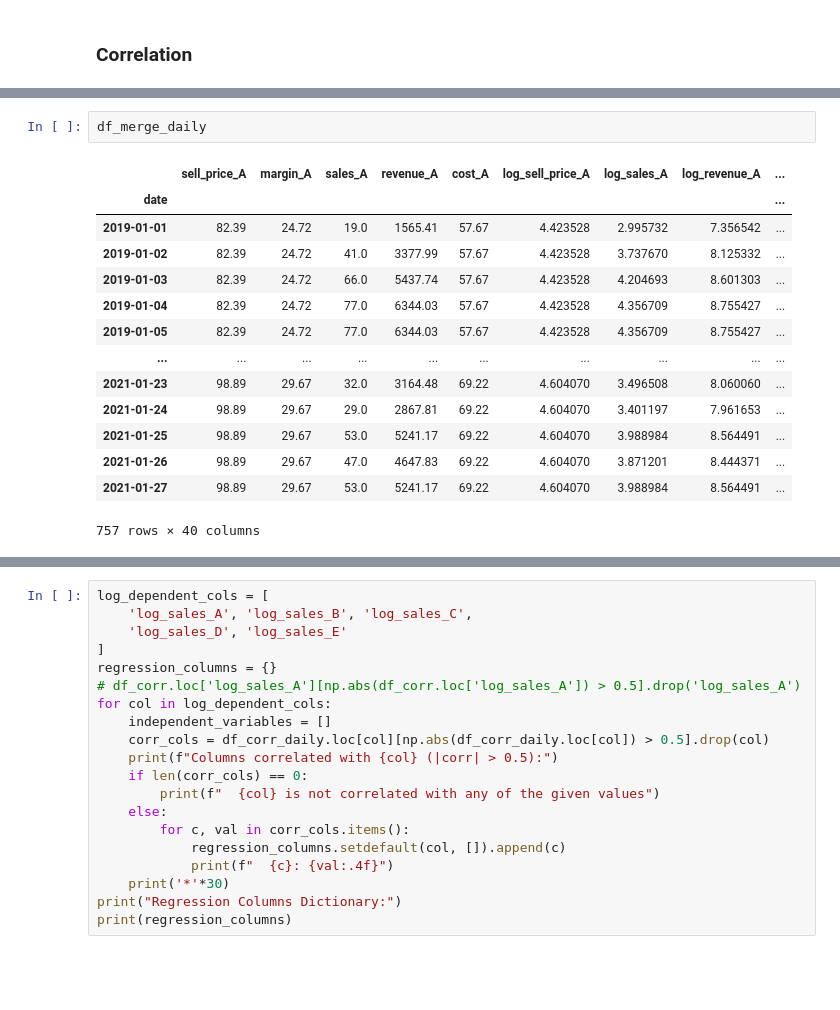
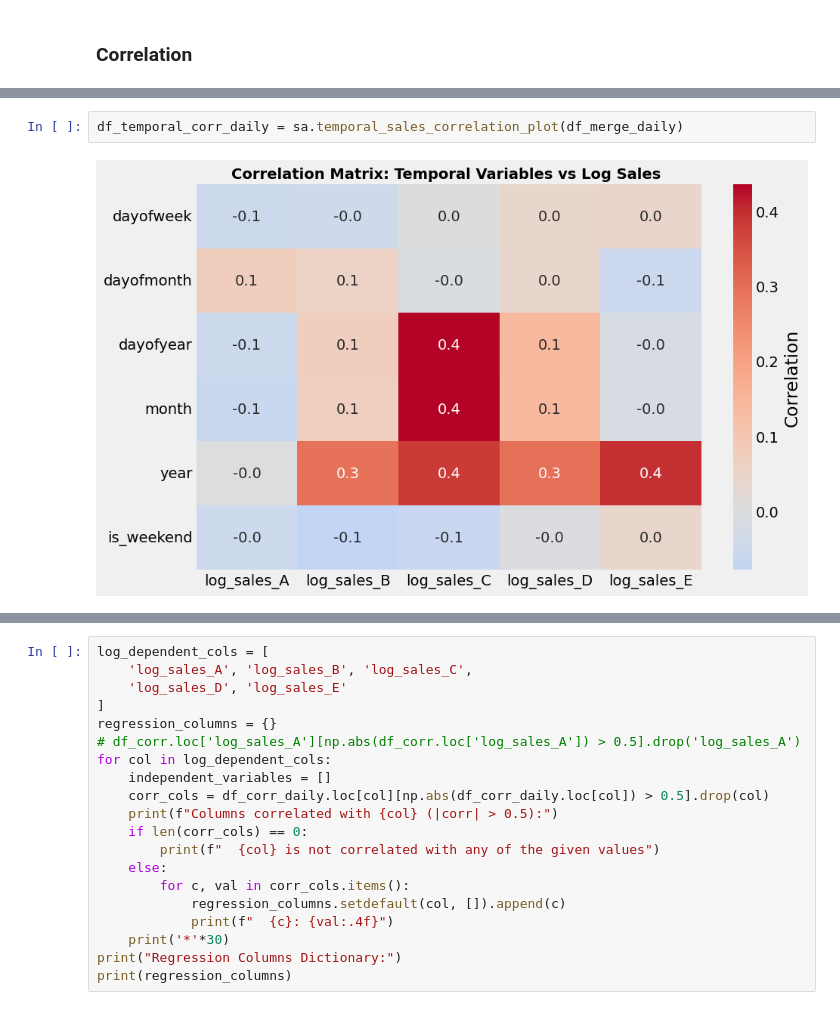
Before and after one commit to insoucyant/Pricing, a Jupyter notebook: analysis.ipynb, the cells around one changed output, grey strips where cells are left out. Cells and saved outputs as stored; diff of their text form; blank space fills up the shorter version.

```diff
--- a/analysis.ipynb
+++ b/analysis.ipynb
@@ -269,17 +245,4 @@ log_sales_E                   0.10         0.20              0.01         1.00
-# %%
-df_merge_daily
-# %% [output]
-|  | sell_price_A | margin_A | sales_A | revenue_A | cost_A | log_sell_price_A | log_sales_A | log_revenue_A | ... |
-| date |  |  |  |  |  |  |  |  | ... |
-| 2019-01-01 | 82.39 | 24.72 | 19.0 | 1565.41 | 57.67 | 4.423528 | 2.995732 | 7.356542 | ... |
-| 2019-01-02 | 82.39 | 24.72 | 41.0 | 3377.99 | 57.67 | 4.423528 | 3.737670 | 8.125332 | ... |
-| 2019-01-03 | 82.39 | 24.72 | 66.0 | 5437.74 | 57.67 | 4.423528 | 4.204693 | 8.601303 | ... |
-| 2019-01-04 | 82.39 | 24.72 | 77.0 | 6344.03 | 57.67 | 4.423528 | 4.356709 | 8.755427 | ... |
-| 2019-01-05 | 82.39 | 24.72 | 77.0 | 6344.03 | 57.67 | 4.423528 | 4.356709 | 8.755427 | ... |
-| ... | ... | ... | ... | ... | ... | ... | ... | ... | ... |
-| 2021-01-23 | 98.89 | 29.67 | 32.0 | 3164.48 | 69.22 | 4.604070 | 3.496508 | 8.060060 | ... |
-| 2021-01-24 | 98.89 | 29.67 | 29.0 | 2867.81 | 69.22 | 4.604070 | 3.401197 | 7.961653 | ... |
-| 2021-01-25 | 98.89 | 29.67 | 53.0 | 5241.17 | 69.22 | 4.604070 | 3.988984 | 8.564491 | ... |
-| 2021-01-26 | 98.89 | 29.67 | 47.0 | 4647.83 | 69.22 | 4.604070 | 3.871201 | 8.444371 | ... |
-| 2021-01-27 | 98.89 | 29.67 | 53.0 | 5241.17 | 69.22 | 4.604070 | 3.988984 | 8.564491 | ... |
-757 rows × 40 columns
+# %%
+df_temporal_corr_daily = sa.temporal_sales_correlation_plot(df_merge_daily)
+# %% [output]
+[figure, added]
```
Also changed, not shown: parts of 8 cells of this notebook, 1 other file.
